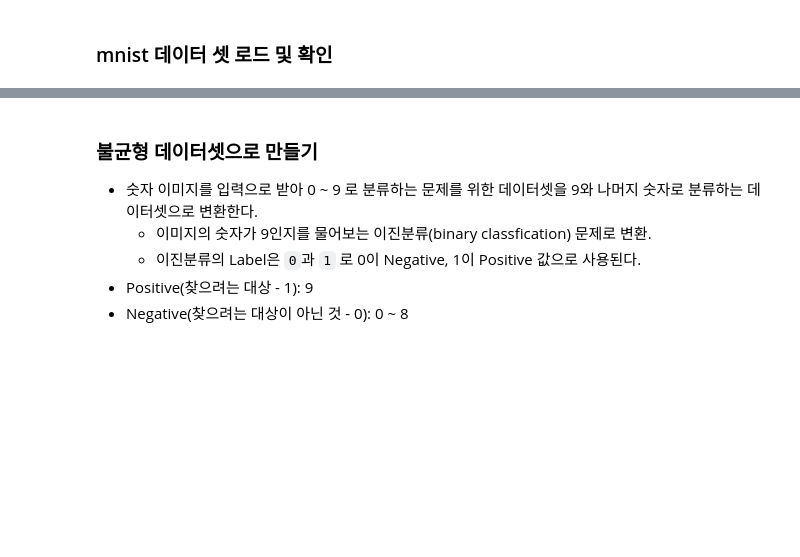
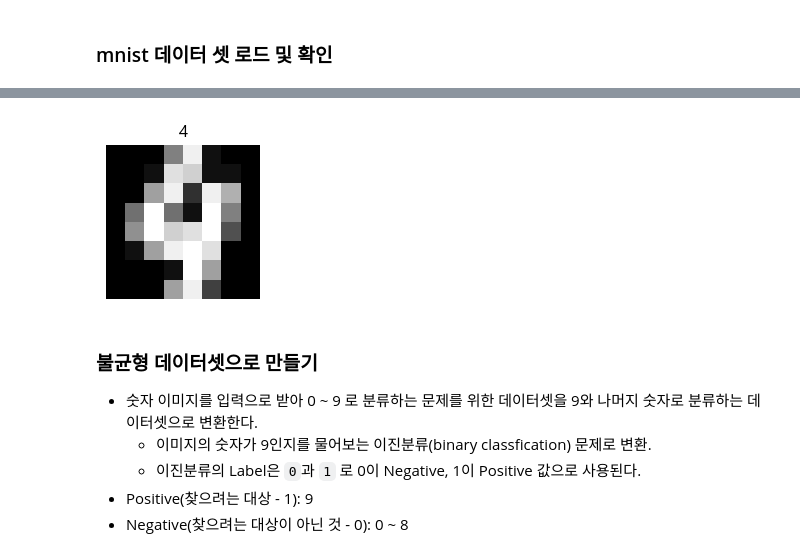
Before and after one commit to leeyonghyok/SKN31, a Jupyter notebook: 06_machin_learning/05_평가지표.ipynb, the cells around one changed output, grey strips where cells are left out. Cells and saved outputs as stored; diff of their text form; code cells hidden in the pictures; blank space fills up the shorter version.

```diff
--- a/06_machin_learning/05_평가지표.ipynb
+++ b/06_machin_learning/05_평가지표.ipynb
@@ -101,12 +148,14 @@ X[0].reshape(8, 8)
 # %%
 # image 확인
-img_index = 0  # 확인할 image index
+img_index = 14  # 확인할 image index
 plt.figure(figsize=(2, 2))
 img = X[img_index].reshape(8, 8)
 plt.imshow(img, cmap='gray')  # imshow(): image 출력 함수. cmap="gray": grayscale color map으로 최소값: black ~ 최대값: white 로 출력.
 plt.title(y[img_index])
 plt.axis('off')
 plt.show()
+# %% [output]
+[figure, added]
 # %%
 # 실체 크기 확인 (Python Image Libraray)
 from PIL import Image
```
Also changed, not shown: parts of 69 cells of this notebook, 3 other files.
